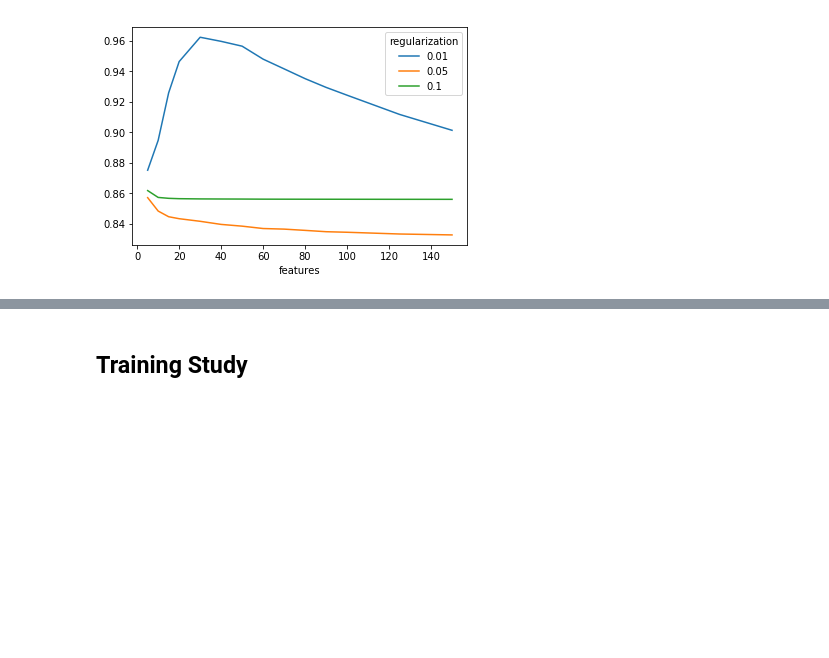
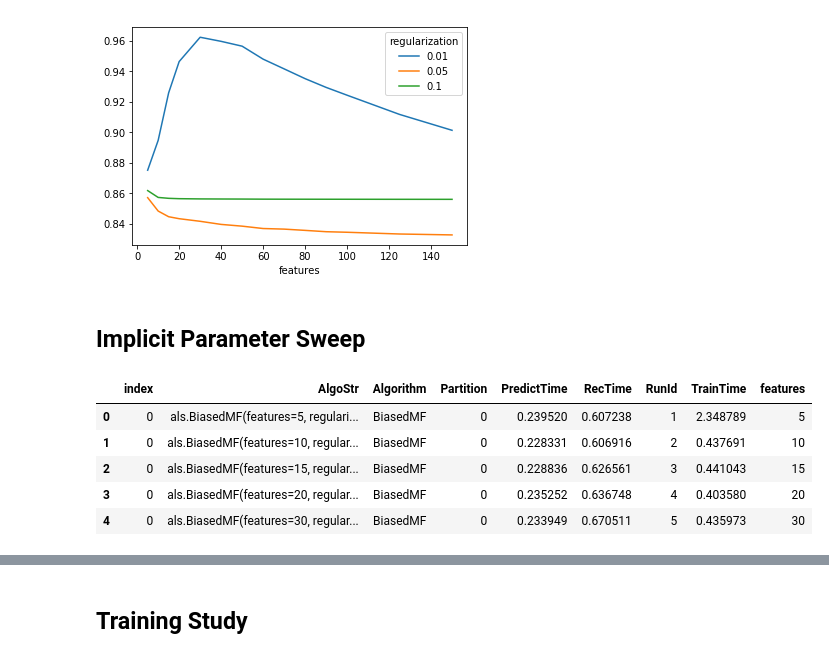
Before and after one commit to lenskit/lk-test-evals, a Jupyter notebook: ALS.ipynb, the cells around one changed output, grey strips where cells are left out. Drawn from its saved outputs; the diff is of its cells as text; code cells hidden in the pictures; blank space fills up the shorter version.

```diff
--- a/ALS.ipynb
+++ b/ALS.ipynb
@@ -71,3 +72,5 @@ rmse_piv.plot()
 # %% [output]
 <matplotlib.axes._subplots.AxesSubplot at 0x...>
 [figure]
+# %% [markdown]
+## Implicit Parameter Sweep
@@ -73,0 +79,10 @@ rmse_piv.plot()
+# %%
+runs = pd.read_sql('runs', db_url)
+runs.head()
+# %% [output]
+|  | index | AlgoStr | Algorithm | Partition | PredictTime | RecTime | RunId | TrainTime | features |
+| 0 | 0 | als.BiasedMF(features=5, regulari... | BiasedMF | 0 | 0.239520 | 0.607238 | 1 | 2.348789 | 5 |
+| 1 | 0 | als.BiasedMF(features=10, regular... | BiasedMF | 0 | 0.228331 | 0.606916 | 2 | 0.437691 | 10 |
+| 2 | 0 | als.BiasedMF(features=15, regular... | BiasedMF | 0 | 0.228836 | 0.626561 | 3 | 0.441043 | 15 |
+| 3 | 0 | als.BiasedMF(features=20, regular... | BiasedMF | 0 | 0.235252 | 0.636748 | 4 | 0.403580 | 20 |
+| 4 | 0 | als.BiasedMF(features=30, regular... | BiasedMF | 0 | 0.233949 | 0.670511 | 5 | 0.435973 | 30 |
```
Also changed, not shown: parts of 13 cells of this notebook, 3 other files.
